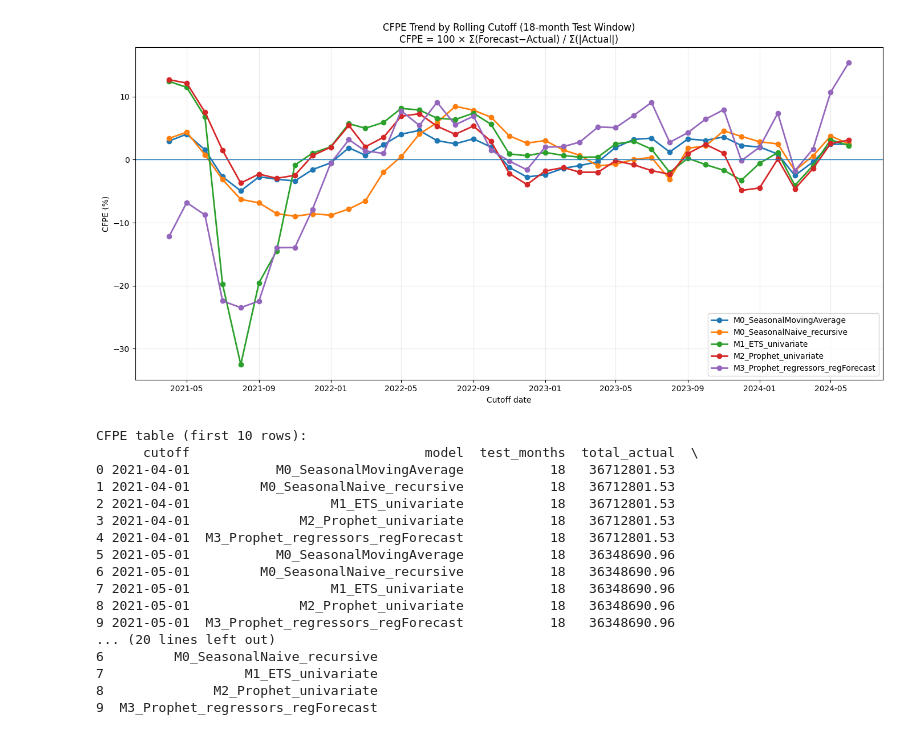
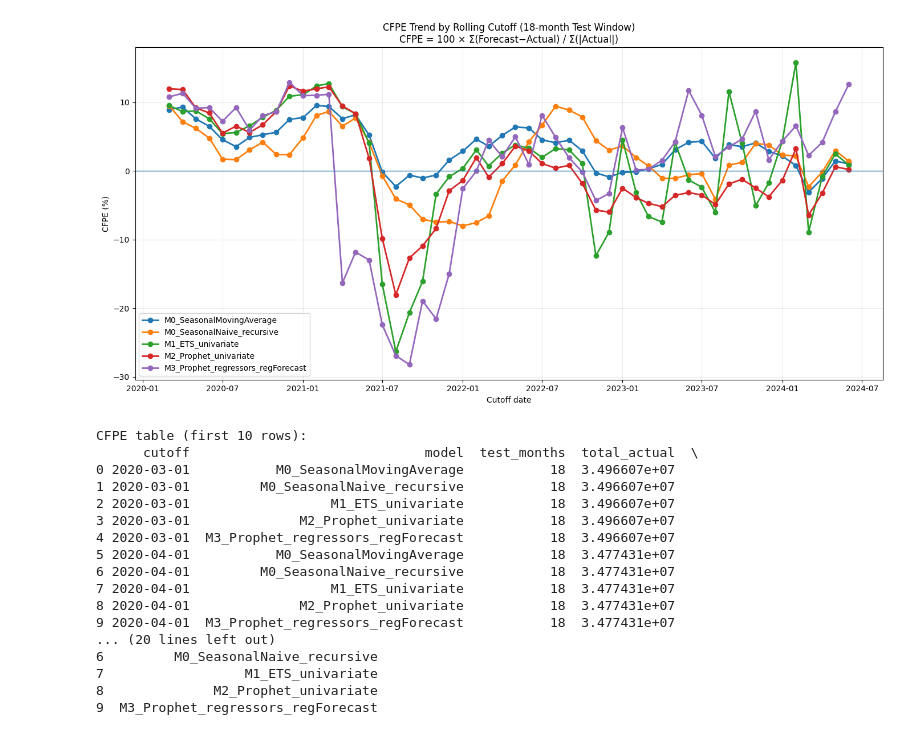
Before and after one commit to behnamparsa/Certificate_Forecasting_model, a Jupyter notebook: 1 - BCM_Forecasting_model.ipynb, the cells around one changed output. Drawn from its saved outputs; the diff is of its cells as text; code cells hidden in the pictures.

```diff
--- a/1 - BCM_Forecasting_model.ipynb
+++ b/1 - BCM_Forecasting_model.ipynb
@@ -799,7 +843,7 @@ import matplotlib.pyplot as plt
 # -------------------------------------------------
 # Paths
 # -------------------------------------------------
-BASE_DIR = r"\\Sherwood\accounting\Share\Finance Meetings & Reports\Monthly Reports\BCM Report Monthly\Power BI Report\Forecasting Method\Output"
+BASE_DIR = r"\\Sherwood\accounting\Share\Finance Meetings & Reports\Monthly Reports\BCM Report Monthly\Power BI Report\Forecasting Method\Output_SingleTrend"
 MONTHLY_CSV = os.path.join(BASE_DIR, "backtest_monthly_org.csv")  # or backtest_monthly_org_cal.csv
 
 # -------------------------------------------------
@@ -900,46 +944,46 @@ if MODELS_TO_PLOT is not None:
     else:
         series_order = [mm for mm in MODELS_TO_PLOT if mm in pivot.columns]
 pivot = pivot.reindex(columns=series_order)
 
 # -------------------------------------------------
 # Plot CFPE
 # -------------------------------------------------
 plt.figure(figsize=(14, 7))
 
 for col in pivot.columns:
     plt.plot(pivot.index, pivot[col], marker="o", linewidth=2, label=col)
 
 plt.axhline(0, linewidth=1)  # zero net bias line
 plt.title("CFPE Trend by Rolling Cutoff (18-month Test Window)\nCFPE = 100 × Σ(Forecast−Actual) / Σ(|Actual|)")
 plt.xlabel("Cutoff date")
 plt.ylabel("CFPE (%)")
 plt.grid(True, alpha=0.25)
 
 if SHOW_LEGEND:
     plt.legend()
 
 plt.tight_layout()
 plt.show()
 
 print("\nCFPE table (first 10 rows):")
 print(
     agg.sort_values(["cutoff", "model"] + (["variant"] if "variant" in agg.columns else []))
        .head(10)
 )
 # %% [output]
-[figure, old version]
+[figure, new version]
 CFPE table (first 10 rows):
       cutoff                              model  test_months  total_actual  \
-0 2021-04-01           M0_SeasonalMovingAverage           18   36712801.53
-1 2021-04-01         M0_SeasonalNaive_recursive           18   36712801.53
-2 2021-04-01                  M1_ETS_univariate           18   36712801.53
-3 2021-04-01              M2_Prophet_univariate           18   36712801.53
-4 2021-04-01  M3_Prophet_regressors_regForecast           18   36712801.53
-5 2021-05-01           M0_SeasonalMovingAverage           18   36348690.96
-6 2021-05-01         M0_SeasonalNaive_recursive           18   36348690.96
-7 2021-05-01                  M1_ETS_univariate           18   36348690.96
-8 2021-05-01              M2_Prophet_univariate           18   36348690.96
-9 2021-05-01  M3_Prophet_regressors_regForecast           18   36348690.96
+0 2020-03-01           M0_SeasonalMovingAverage           18  3.496607e+07
+1 2020-03-01         M0_SeasonalNaive_recursive           18  3.496607e+07
+2 2020-03-01                  M1_ETS_univariate           18  3.496607e+07
+3 2020-03-01              M2_Prophet_univariate           18  3.496607e+07
+4 2020-03-01  M3_Prophet_regressors_regForecast           18  3.496607e+07
+5 2020-04-01           M0_SeasonalMovingAverage           18  3.477431e+07
+6 2020-04-01         M0_SeasonalNaive_recursive           18  3.477431e+07
+7 2020-04-01                  M1_ETS_univariate           18  3.477431e+07
+8 2020-04-01              M2_Prophet_univariate           18  3.477431e+07
+9 2020-04-01  M3_Prophet_regressors_regForecast           18  3.477431e+07
 ... (20 lines left out)
 6         M0_SeasonalNaive_recursive
 7                  M1_ETS_univariate
```
Also changed, not shown: parts of 3 cells of this notebook, 2 other files.
